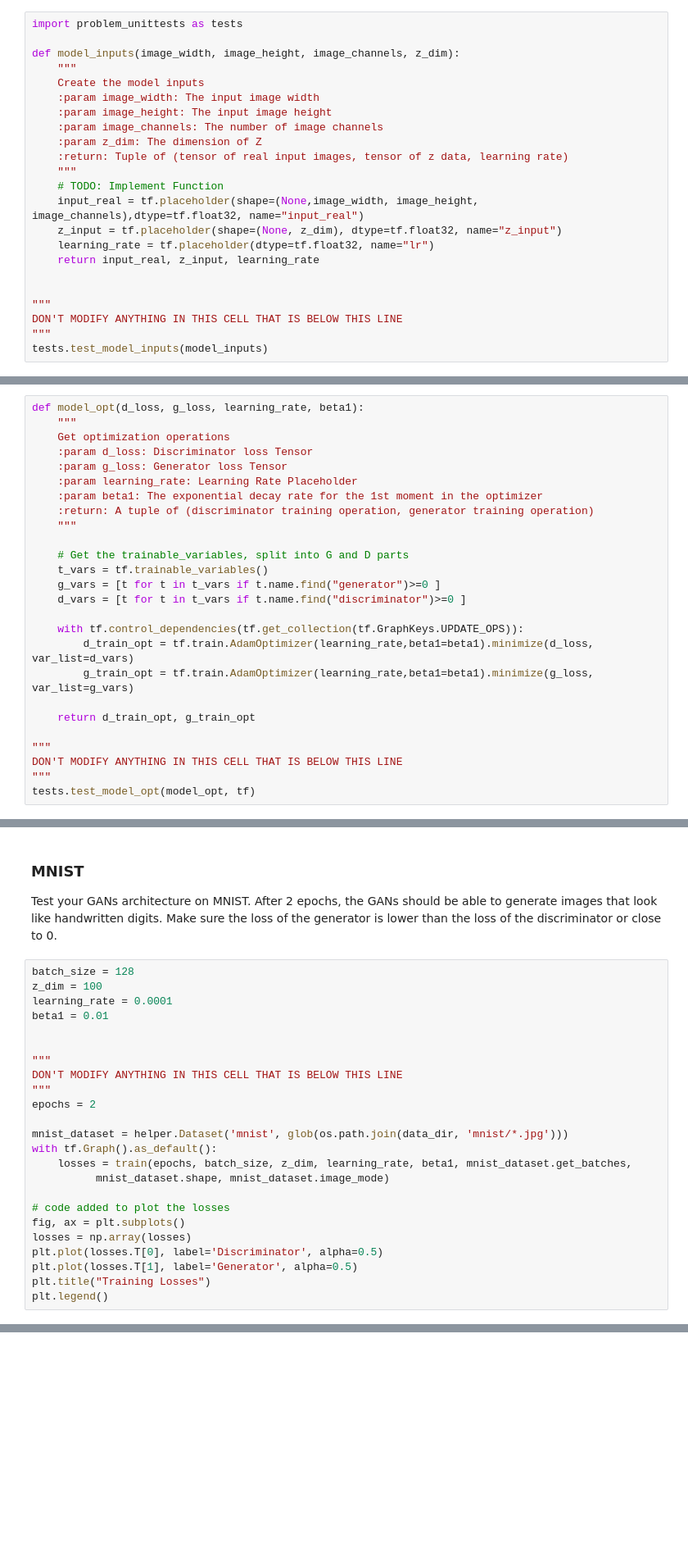
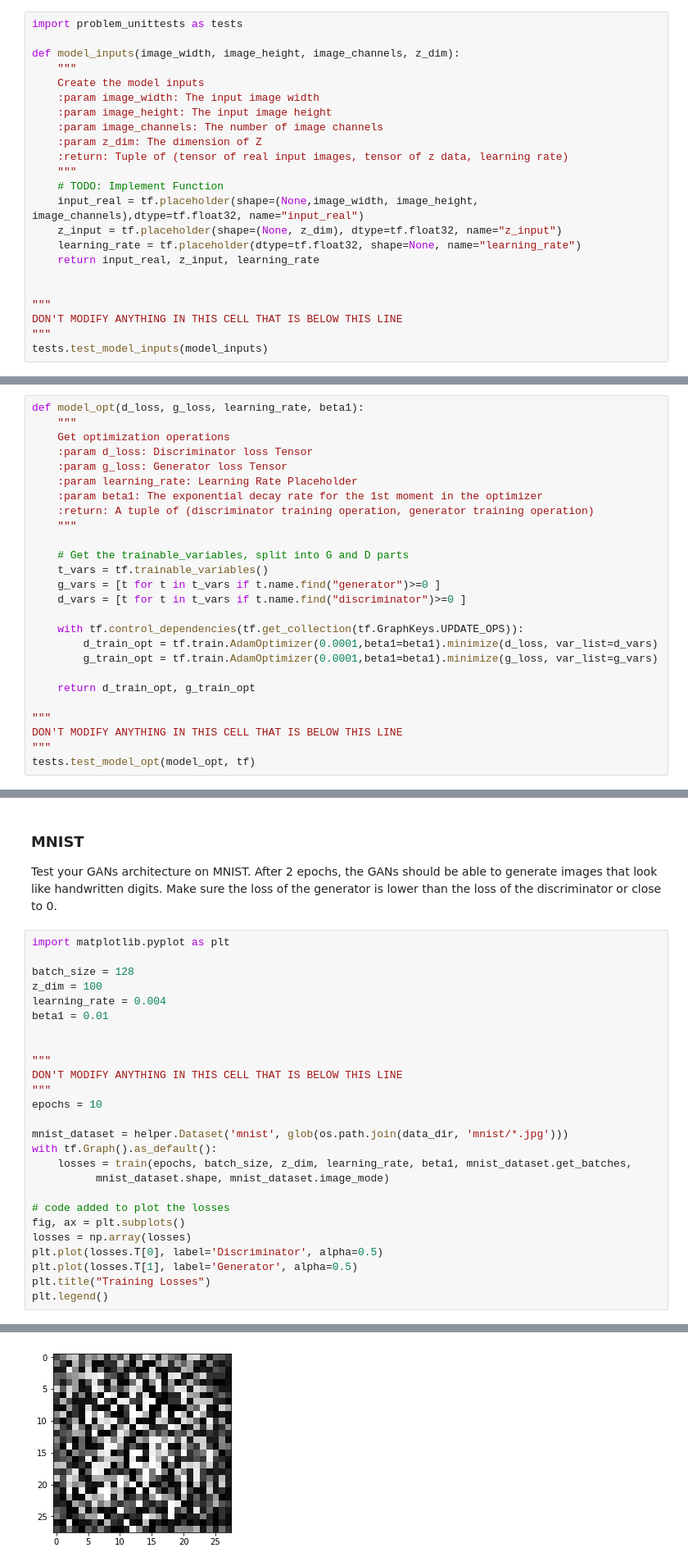
Before and after one commit to letyrodridc/Deep-Learning-Udacity, a Jupyter notebook: face_generation/dlnd_face_generation.ipynb, the cells around one changed output, grey strips where cells are left out. Shown at 82% size. Cells and saved outputs as stored; diff of their text form; blank space fills up the shorter version.

```diff
--- a/face_generation/dlnd_face_generation.ipynb
+++ b/face_generation/dlnd_face_generation.ipynb
@@ -119,7 +119,7 @@ def model_inputs(image_width, image_height, image_channels, z_dim):
     # TODO: Implement Function
     input_real = tf.placeholder(shape=(None,image_width, image_height, image_channels),dtype=tf.float32, name="input_real")
     z_input = tf.placeholder(shape=(None, z_dim), dtype=tf.float32, name="z_input")
-    learning_rate = tf.placeholder(dtype=tf.float32, name="lr")
+    learning_rate = tf.placeholder(dtype=tf.float32, shape=None, name="learning_rate")
     return input_real, z_input, learning_rate
 
 
@@ -264,8 +264,8 @@ def model_opt(d_loss, g_loss, learning_rate, beta1):
     d_vars = [t for t in t_vars if t.name.find("discriminator")>=0 ]
 
     with tf.control_dependencies(tf.get_collection(tf.GraphKeys.UPDATE_OPS)):
-        d_train_opt = tf.train.AdamOptimizer(learning_rate,beta1=beta1).minimize(d_loss, var_list=d_vars)
-        g_train_opt = tf.train.AdamOptimizer(learning_rate,beta1=beta1).minimize(g_loss, var_list=g_vars)
+        d_train_opt = tf.train.AdamOptimizer(0.0001,beta1=beta1).minimize(d_loss, var_list=d_vars)
+        g_train_opt = tf.train.AdamOptimizer(0.0001,beta1=beta1).minimize(g_loss, var_list=g_vars)
 
     return d_train_opt, g_train_opt
 
@@ -378,16 +378,18 @@ def train(epoch_count, batch_size, z_dim, learning_rate, beta1, get_batches, dat
 ### MNIST
 Test your GANs architecture on MNIST.  After 2 epochs, the GANs should be able to generate images that look like handwritten digits.  Make sure the loss of the generator is lower than the loss of the discriminator or close to 0.
 # %%
+import matplotlib.pyplot as plt
+
 batch_size = 128
 z_dim = 100
-learning_rate = 0.0001
+learning_rate = 0.004
 beta1 = 0.01
 
 
 """
 DON'T MODIFY ANYTHING IN THIS CELL THAT IS BELOW THIS LINE
 """
-epochs = 2
+epochs = 10
 
 mnist_dataset = helper.Dataset('mnist', glob(os.path.join(data_dir, 'mnist/*.jpg')))
 with tf.Graph().as_default():
@@ -407,0 +412 @@ Epoch 1/2... Discriminator Loss: 0.0000... Generator Loss: 199.8082
+[figure, added]
```
Also changed, not shown: parts of 2 cells of this notebook.
